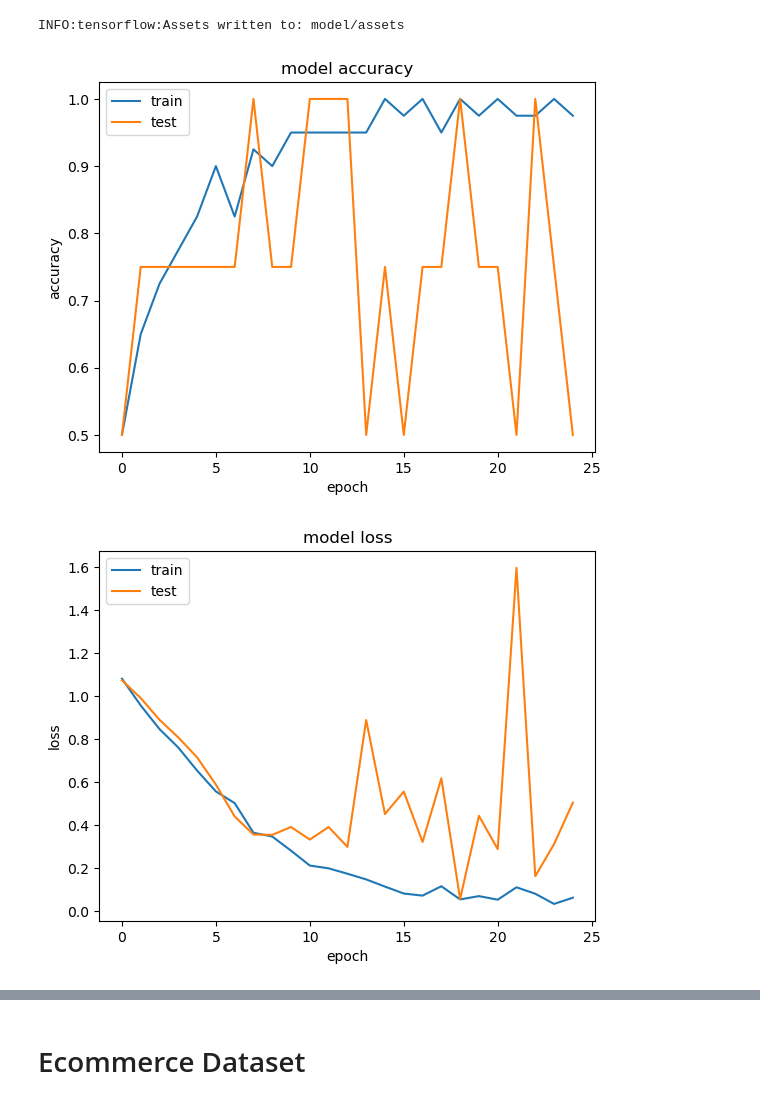
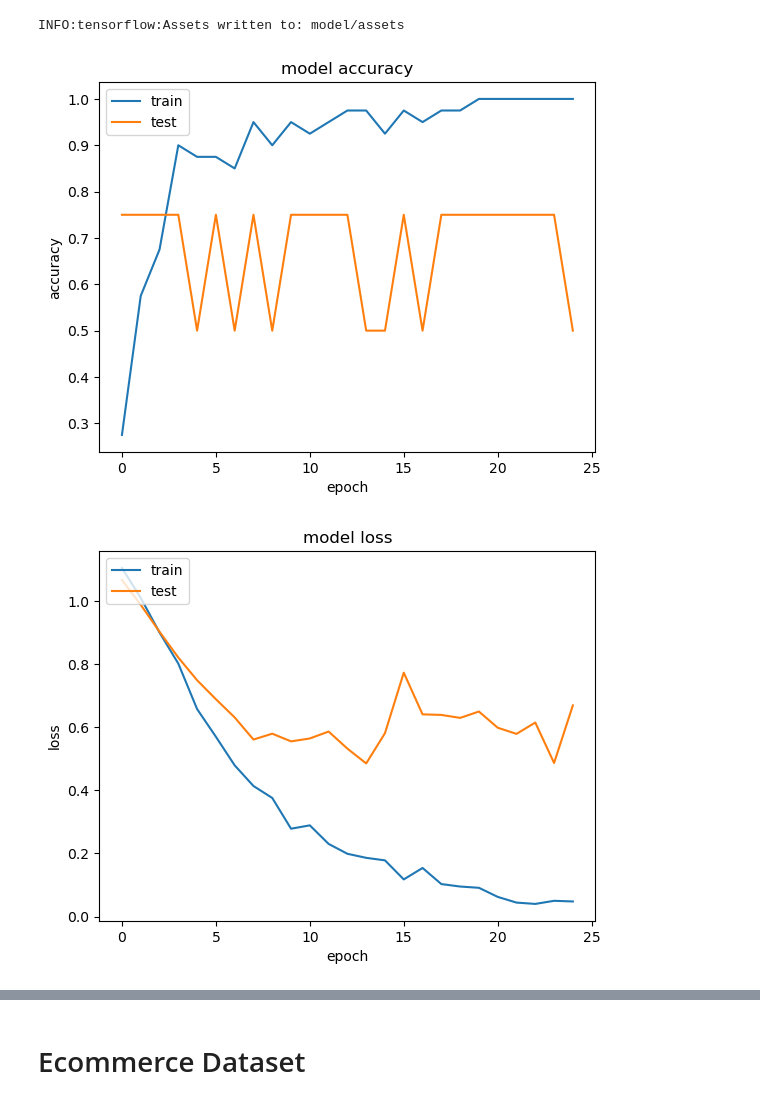
Before and after one commit to aidenszeto/nasa-notam-nlp, a Jupyter notebook: glove/glove_lstm.ipynb, the cells around one changed output, grey strips where cells are left out. Drawn from its saved outputs; the diff is of its cells as text; code cells hidden in the pictures.

```diff
--- a/glove/glove_lstm.ipynb
+++ b/glove/glove_lstm.ipynb
@@ -0,0 +103,17 @@
+# %%
+#set up embedding matrix
+EMBEDDING_DIM =50
+
+def get_embedding_matrix(word_index, embedding_dim=EMBEDDING_DIM):
+    num_words = len(word_index) + 1
+    embedding_matrix = np.zeros((num_words, embedding_dim))
+
+    for word, i in word_index.items():
+        if i > num_words:
+            continue
+        embedding_vector = embeddings_dict.get(word)
+
+        if embedding_vector is not None:
+            # words not found in embedding index will be all-zeros.
+            embedding_matrix[i] = embedding_vector
+    return embedding_matrix, num_words
@@ -3,10 +151,10 @@
 # %%
 import pandas as pd
 
-df = pd.read_csv("../UrgencySentenceSamples.csv", encoding="utf-8")
-ohe = pd.get_dummies(df["Label"])
-df = pd.concat([df["Sentence"], ohe], axis=1)
-df.head(5)
+urgency_df = pd.read_csv("../UrgencySentenceSamples.csv", encoding="utf-8")
+ohe = pd.get_dummies(urgency_df["Label"])
+urgency_df = pd.concat([urgency_df["Sentence"], ohe], axis=1)
+urgency_df.head(5)
 # %% [output]
 |  | Sentence | critical | info | warning |
 | 0 | As of today 60 people went missin... | 1 | 0 | 0 |
@@ -201,0 +165,14 @@ Epoch 25/25
+# %%
+urgency_lines = urgency_df['Sentence'].values.tolist()
+urgency_sentences = text_normalization(urgency_lines)
+
+urgency_sentences, urgency_word_index = vectorize_text(urgency_sentences)
+urgency_labels = np.array((urgency_df['critical'].values, urgency_df['warning'].values, urgency_df['info'].values)).T
+print('Shape of sentences tensor:', urgency_sentences.shape)
+print('Shape of labels tensor:', urgency_labels.shape)
+
+urgency_data = split_data(urgency_sentences, urgency_labels, validation_split=0.1)
+
+urgency_embedding_matrix, urgency_num_words = get_embedding_matrix(urgency_word_index)
+
+urgency_data[0][0]
@@ -202,2 +190,5 @@ Epoch 25/25
+# %%
+# Train the model
+urgency_model, urgency_history = train(urgency_num_words, urgency_embedding_matrix, urgency_data, num_outputs=3, batch_size=10, epochs=25)
 # %%
 #save model into remote filesystem
@@ -205,23 +196,8 @@ model.save('model')
 # %% [output]
 INFO:tensorflow:Assets written to: model/assets
-# %%
-# summarize history for accuracy
-plt.plot(history.history['accuracy'])
-plt.plot(history.history['val_accuracy'])
-plt.title('model accuracy')
-plt.ylabel('accuracy')
-plt.xlabel('epoch')
-plt.legend(['train', 'test'], loc='upper left')
-plt.show()
-# summarize history for loss
-plt.plot(history.history['loss'])
-plt.plot(history.history['val_loss'])
-plt.title('model loss')
-plt.ylabel('loss')
-plt.xlabel('epoch')
-plt.legend(['train', 'test'], loc='upper left')
-plt.show()
-# %% [output]
-[figure, removed]
-[figure, removed]
+# %%
+plot_accuracy_loss(urgency_history)
+# %% [output]
+[figure, added]
+[figure, added]
 # %%
```
Also changed, not shown: parts of 28 cells of this notebook, 4 other files.
